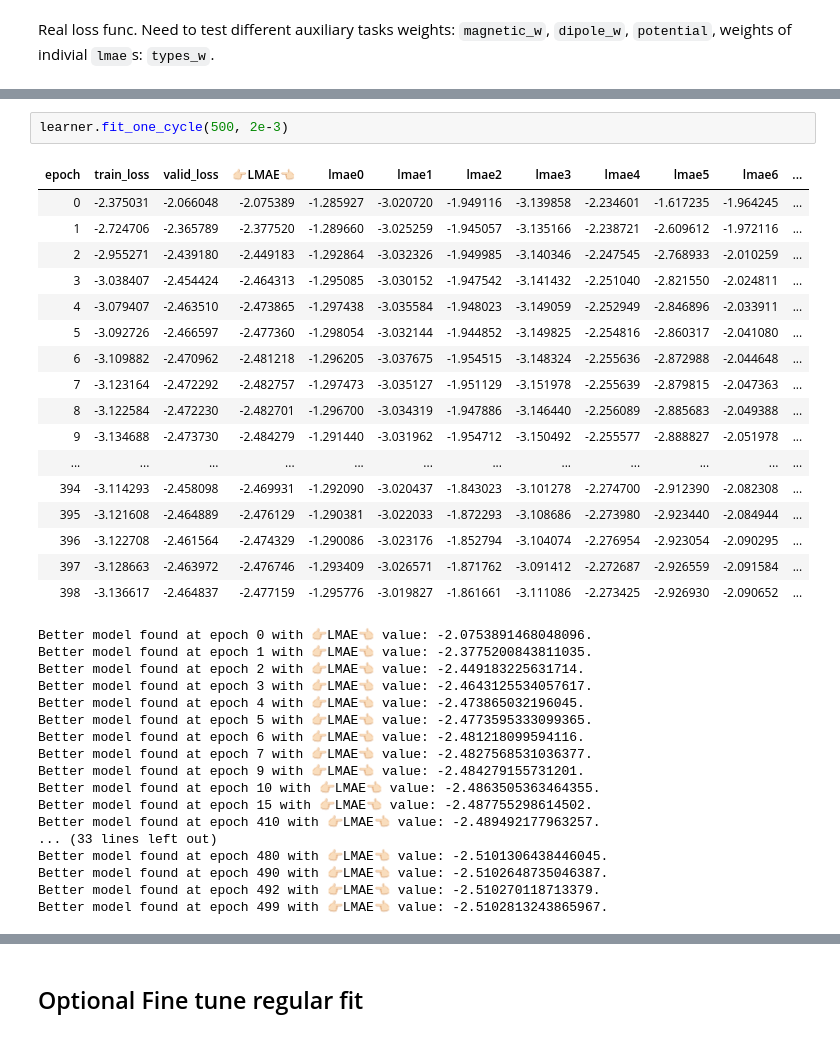
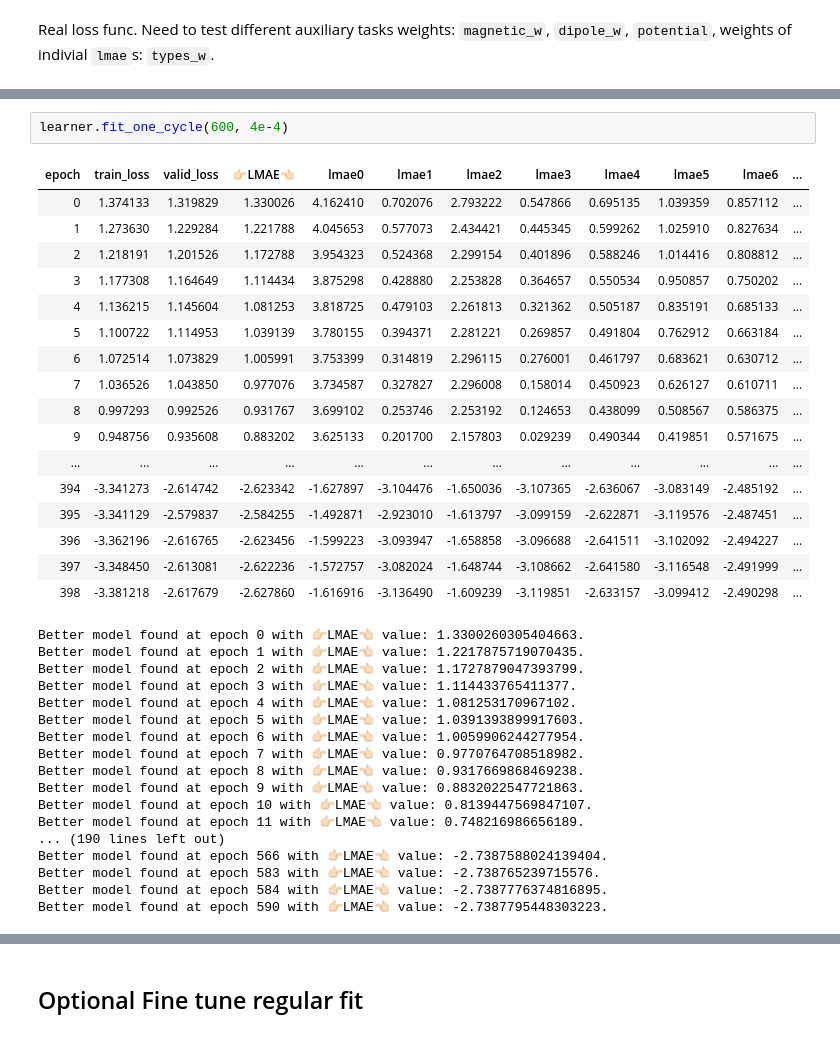
Before and after one commit to antorsae/champs-scalar-coupling, a Jupyter notebook: atom-transfomer.ipynb, the cells around one changed output, grey strips where cells are left out. Cells and saved outputs as stored; diff of their text form.

```diff
--- a/atom-transfomer.ipynb
+++ b/atom-transfomer.ipynb
@@ -856,40 +864,40 @@ Failed to compute the gradients, there might not be enough points.
-# %%
-learner.fit_one_cycle(500, 2e-3)
-# %% [output]
-| epoch | train_loss | valid_loss | 👉🏻LMAE👈🏻 | lmae0 | lmae1 | lmae2 | lmae3 | lmae4 | lmae5 | lmae6 | ... |
-| 0 | -2.375031 | -2.066048 | -2.075389 | -1.285927 | -3.020720 | -1.949116 | -3.139858 | -2.234601 | -1.617235 | -1.964245 | ... |
-| 1 | -2.724706 | -2.365789 | -2.377520 | -1.289660 | -3.025259 | -1.945057 | -3.135166 | -2.238721 | -2.609612 | -1.972116 | ... |
-| 2 | -2.955271 | -2.439180 | -2.449183 | -1.292864 | -3.032326 | -1.949985 | -3.140346 | -2.247545 | -2.768933 | -2.010259 | ... |
-| 3 | -3.038407 | -2.454424 | -2.464313 | -1.295085 | -3.030152 | -1.947542 | -3.141432 | -2.251040 | -2.821550 | -2.024811 | ... |
-| 4 | -3.079407 | -2.463510 | -2.473865 | -1.297438 | -3.035584 | -1.948023 | -3.149059 | -2.252949 | -2.846896 | -2.033911 | ... |
-| 5 | -3.092726 | -2.466597 | -2.477360 | -1.298054 | -3.032144 | -1.944852 | -3.149825 | -2.254816 | -2.860317 | -2.041080 | ... |
-| 6 | -3.109882 | -2.470962 | -2.481218 | -1.296205 | -3.037675 | -1.954515 | -3.148324 | -2.255636 | -2.872988 | -2.044648 | ... |
-| 7 | -3.123164 | -2.472292 | -2.482757 | -1.297473 | -3.035127 | -1.951129 | -3.151978 | -2.255639 | -2.879815 | -2.047363 | ... |
-| 8 | -3.122584 | -2.472230 | -2.482701 | -1.296700 | -3.034319 | -1.947886 | -3.146440 | -2.256089 | -2.885683 | -2.049388 | ... |
-| 9 | -3.134688 | -2.473730 | -2.484279 | -1.291440 | -3.031962 | -1.954712 | -3.150492 | -2.255577 | -2.888827 | -2.051978 | ... |
-| ... | ... | ... | ... | ... | ... | ... | ... | ... | ... | ... | ... |
-| 394 | -3.114293 | -2.458098 | -2.469931 | -1.292090 | -3.020437 | -1.843023 | -3.101278 | -2.274700 | -2.912390 | -2.082308 | ... |
-| 395 | -3.121608 | -2.464889 | -2.476129 | -1.290381 | -3.022033 | -1.872293 | -3.108686 | -2.273980 | -2.923440 | -2.084944 | ... |
-| 396 | -3.122708 | -2.461564 | -2.474329 | -1.290086 | -3.023176 | -1.852794 | -3.104074 | -2.276954 | -2.923054 | -2.090295 | ... |
-| 397 | -3.128663 | -2.463972 | -2.476746 | -1.293409 | -3.026571 | -1.871762 | -3.091412 | -2.272687 | -2.926559 | -2.091584 | ... |
-| 398 | -3.136617 | -2.464837 | -2.477159 | -1.295776 | -3.019827 | -1.861661 | -3.111086 | -2.273425 | -2.926930 | -2.090652 | ... |
-Better model found at epoch 0 with 👉🏻LMAE👈🏻 value: -2.0753891468048096.
-Better model found at epoch 1 with 👉🏻LMAE👈🏻 value: -2.3775200843811035.
-Better model found at epoch 2 with 👉🏻LMAE👈🏻 value: -2.449183225631714.
-Better model found at epoch 3 with 👉🏻LMAE👈🏻 value: -2.4643125534057617.
-Better model found at epoch 4 with 👉🏻LMAE👈🏻 value: -2.473865032196045.
-Better model found at epoch 5 with 👉🏻LMAE👈🏻 value: -2.4773595333099365.
-Better model found at epoch 6 with 👉🏻LMAE👈🏻 value: -2.481218099594116.
-Better model found at epoch 7 with 👉🏻LMAE👈🏻 value: -2.4827568531036377.
-Better model found at epoch 9 with 👉🏻LMAE👈🏻 value: -2.484279155731201.
-Better model found at epoch 10 with 👉🏻LMAE👈🏻 value: -2.4863505363464355.
-Better model found at epoch 15 with 👉🏻LMAE👈🏻 value: -2.487755298614502.
-Better model found at epoch 410 with 👉🏻LMAE👈🏻 value: -2.489492177963257.
-... (33 lines left out)
-Better model found at epoch 480 with 👉🏻LMAE👈🏻 value: -2.5101306438446045.
-Better model found at epoch 490 with 👉🏻LMAE👈🏻 value: -2.5102648735046387.
-Better model found at epoch 492 with 👉🏻LMAE👈🏻 value: -2.510270118713379.
-Better model found at epoch 499 with 👉🏻LMAE👈🏻 value: -2.5102813243865967.
+# %%
+learner.fit_one_cycle(600, 4e-4)
+# %% [output]
+| epoch | train_loss | valid_loss | 👉🏻LMAE👈🏻 | lmae0 | lmae1 | lmae2 | lmae3 | lmae4 | lmae5 | lmae6 | ... |
+| 0 | 1.374133 | 1.319829 | 1.330026 | 4.162410 | 0.702076 | 2.793222 | 0.547866 | 0.695135 | 1.039359 | 0.857112 | ... |
+| 1 | 1.273630 | 1.229284 | 1.221788 | 4.045653 | 0.577073 | 2.434421 | 0.445345 | 0.599262 | 1.025910 | 0.827634 | ... |
+| 2 | 1.218191 | 1.201526 | 1.172788 | 3.954323 | 0.524368 | 2.299154 | 0.401896 | 0.588246 | 1.014416 | 0.808812 | ... |
+| 3 | 1.177308 | 1.164649 | 1.114434 | 3.875298 | 0.428880 | 2.253828 | 0.364657 | 0.550534 | 0.950857 | 0.750202 | ... |
+| 4 | 1.136215 | 1.145604 | 1.081253 | 3.818725 | 0.479103 | 2.261813 | 0.321362 | 0.505187 | 0.835191 | 0.685133 | ... |
+| 5 | 1.100722 | 1.114953 | 1.039139 | 3.780155 | 0.394371 | 2.281221 | 0.269857 | 0.491804 | 0.762912 | 0.663184 | ... |
+| 6 | 1.072514 | 1.073829 | 1.005991 | 3.753399 | 0.314819 | 2.296115 | 0.276001 | 0.461797 | 0.683621 | 0.630712 | ... |
+| 7 | 1.036526 | 1.043850 | 0.977076 | 3.734587 | 0.327827 | 2.296008 | 0.158014 | 0.450923 | 0.626127 | 0.610711 | ... |
+| 8 | 0.997293 | 0.992526 | 0.931767 | 3.699102 | 0.253746 | 2.253192 | 0.124653 | 0.438099 | 0.508567 | 0.586375 | ... |
+| 9 | 0.948756 | 0.935608 | 0.883202 | 3.625133 | 0.201700 | 2.157803 | 0.029239 | 0.490344 | 0.419851 | 0.571675 | ... |
+| ... | ... | ... | ... | ... | ... | ... | ... | ... | ... | ... | ... |
+| 394 | -3.341273 | -2.614742 | -2.623342 | -1.627897 | -3.104476 | -1.650036 | -3.107365 | -2.636067 | -3.083149 | -2.485192 | ... |
+| 395 | -3.341129 | -2.579837 | -2.584255 | -1.492871 | -2.923010 | -1.613797 | -3.099159 | -2.622871 | -3.119576 | -2.487451 | ... |
+| 396 | -3.362196 | -2.616765 | -2.623456 | -1.599223 | -3.093947 | -1.658858 | -3.096688 | -2.641511 | -3.102092 | -2.494227 | ... |
+| 397 | -3.348450 | -2.613081 | -2.622236 | -1.572757 | -3.082024 | -1.648744 | -3.108662 | -2.641580 | -3.116548 | -2.491999 | ... |
+| 398 | -3.381218 | -2.617679 | -2.627860 | -1.616916 | -3.136490 | -1.609239 | -3.119851 | -2.633157 | -3.099412 | -2.490298 | ... |
+Better model found at epoch 0 with 👉🏻LMAE👈🏻 value: 1.3300260305404663.
+Better model found at epoch 1 with 👉🏻LMAE👈🏻 value: 1.2217875719070435.
+Better model found at epoch 2 with 👉🏻LMAE👈🏻 value: 1.1727879047393799.
+Better model found at epoch 3 with 👉🏻LMAE👈🏻 value: 1.114433765411377.
+Better model found at epoch 4 with 👉🏻LMAE👈🏻 value: 1.081253170967102.
+Better model found at epoch 5 with 👉🏻LMAE👈🏻 value: 1.0391393899917603.
+Better model found at epoch 6 with 👉🏻LMAE👈🏻 value: 1.0059906244277954.
+Better model found at epoch 7 with 👉🏻LMAE👈🏻 value: 0.9770764708518982.
+Better model found at epoch 8 with 👉🏻LMAE👈🏻 value: 0.9317669868469238.
+Better model found at epoch 9 with 👉🏻LMAE👈🏻 value: 0.8832022547721863.
+Better model found at epoch 10 with 👉🏻LMAE👈🏻 value: 0.8139447569847107.
+Better model found at epoch 11 with 👉🏻LMAE👈🏻 value: 0.748216986656189.
+... (190 lines left out)
+Better model found at epoch 566 with 👉🏻LMAE👈🏻 value: -2.7387588024139404.
+Better model found at epoch 583 with 👉🏻LMAE👈🏻 value: -2.738765239715576.
+Better model found at epoch 584 with 👉🏻LMAE👈🏻 value: -2.7387776374816895.
+Better model found at epoch 590 with 👉🏻LMAE👈🏻 value: -2.7387795448303223.
 # %%
 learner.recorder.plot_losses()
 # %% [output]
```
Also changed, not shown: parts of 24 cells of this notebook, 1 other file.
